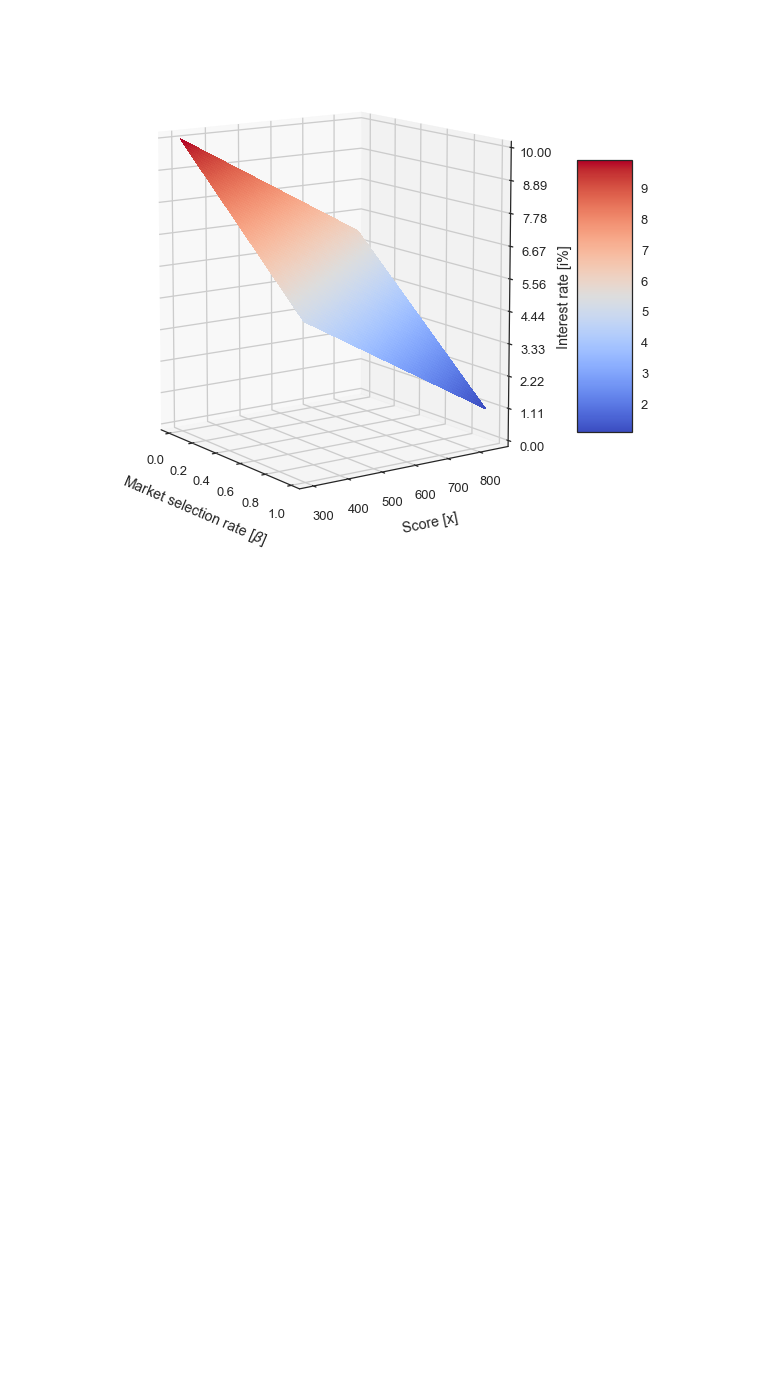
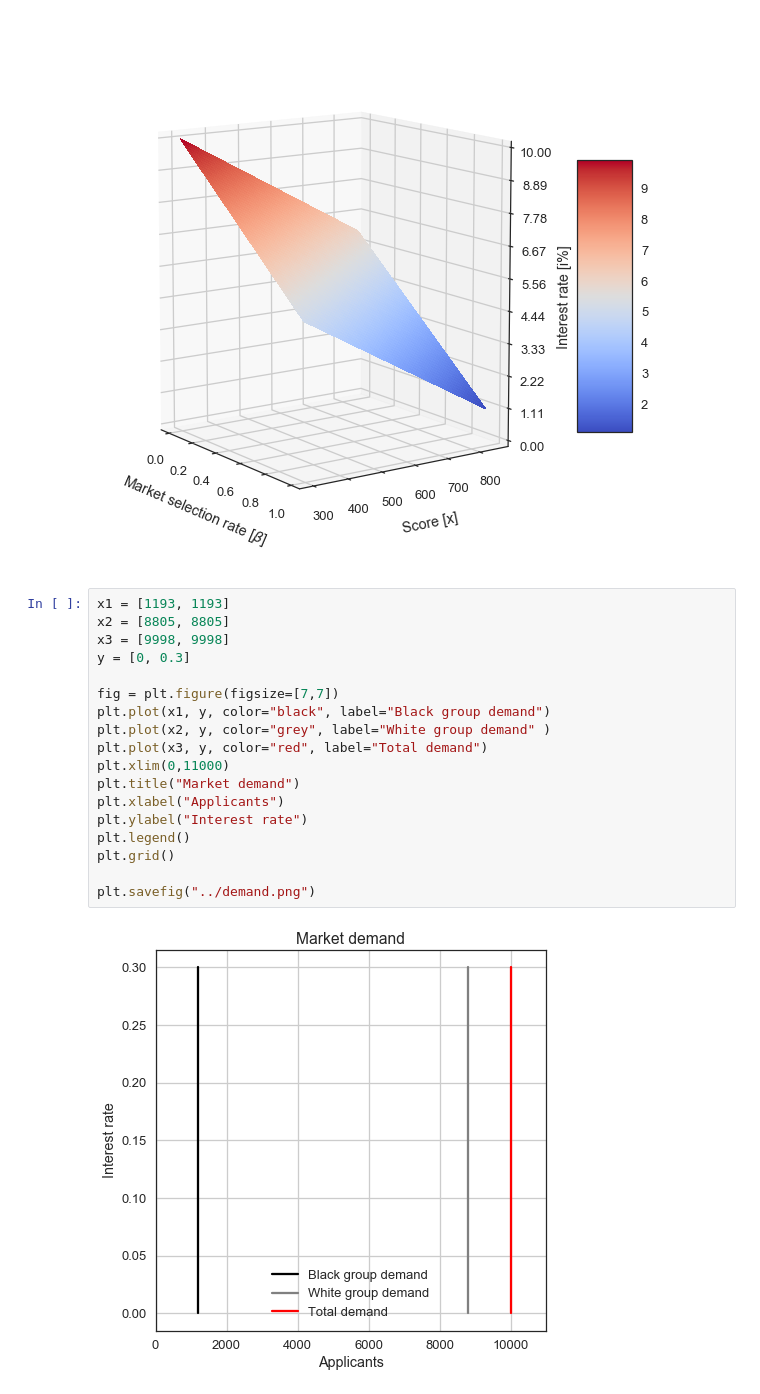
Before and after one commit to APMSSSR/Master_thesis, a Jupyter notebook: notebooks/Perfect_competition.ipynb, the cells around one changed output. Cells and saved outputs as stored; diff of their text form; blank space fills up the shorter version.

```diff
--- a/notebooks/Perfect_competition.ipynb
+++ b/notebooks/Perfect_competition.ipynb
@@ -371,3 +374,23 @@ fig.colorbar(surf, shrink=0.5, aspect=5)
 plt.show()
 # %% [output]
 [figure]
+# %%
+x1 = [1193, 1193]
+x2 = [8805, 8805]
+x3 = [9998, 9998]
+y = [0, 0.3]
+
+fig = plt.figure(figsize=[7,7])
+plt.plot(x1, y, color="black", label="Black group demand")
+plt.plot(x2, y, color="grey", label="White group demand" )
+plt.plot(x3, y, color="red", label="Total demand")
+plt.xlim(0,11000)
+plt.title("Market demand")
+plt.xlabel("Applicants")
+plt.ylabel("Interest rate")
+plt.legend()
+plt.grid()
+
+plt.savefig("../demand.png")
+# %% [output]
+[figure, added]
```
Also changed, not shown: parts of 7 cells of this notebook, 5 other files.
